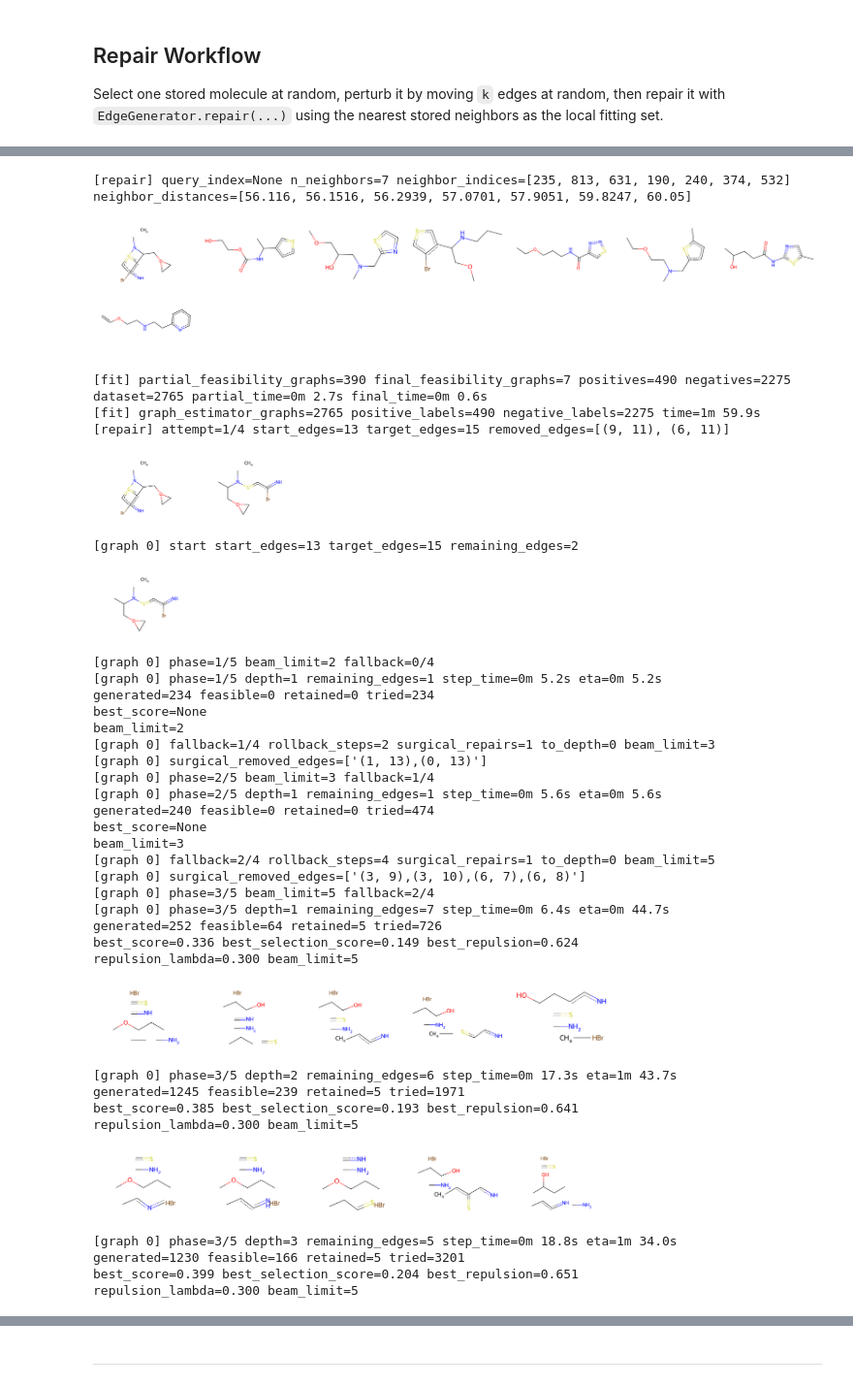
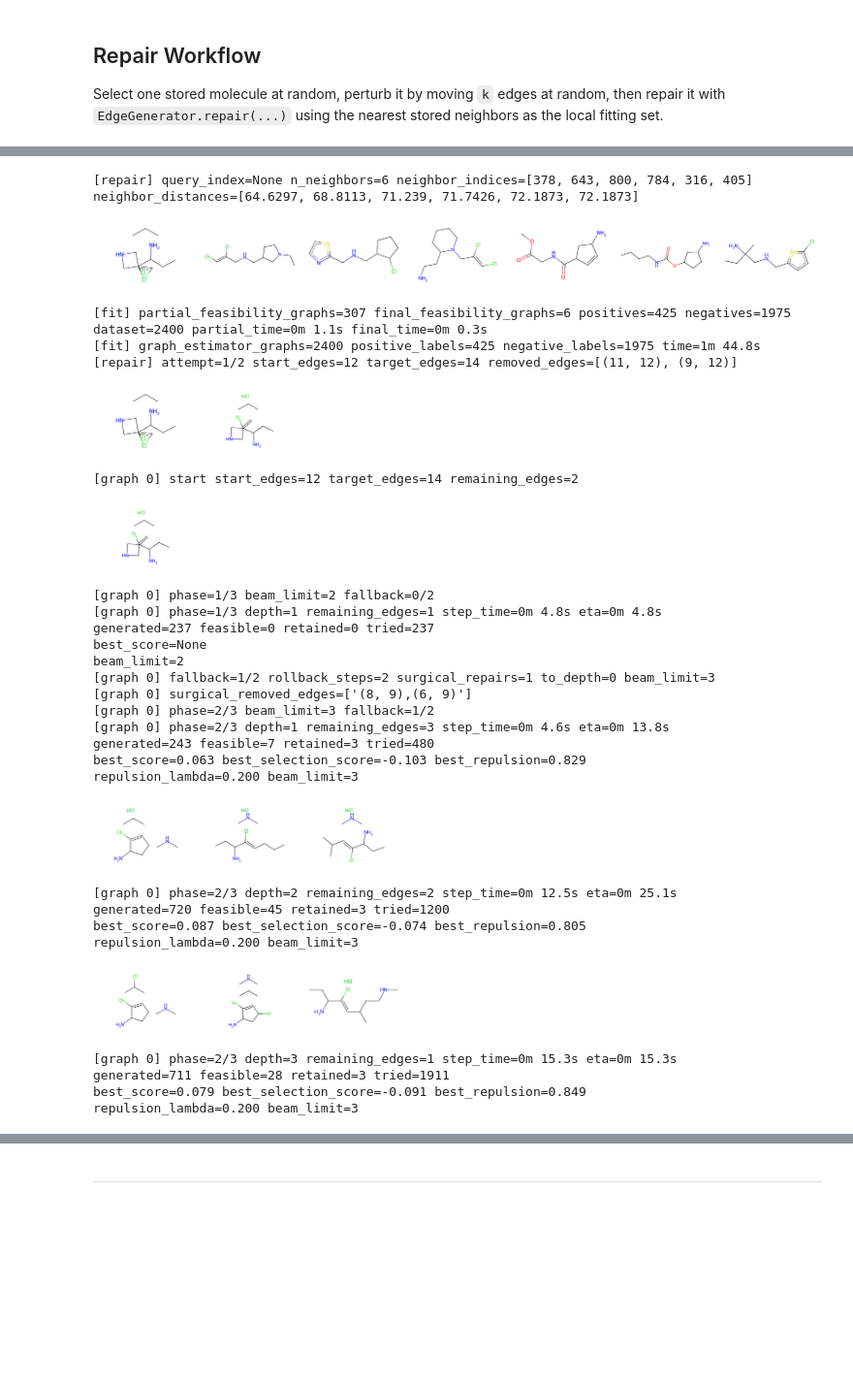
Before and after one commit to fabriziocosta/abstractgraph-generative, a Jupyter notebook: notebooks/examples/example_edge_generator_repair.ipynb, the cells around one changed output, grey strips where cells are left out. Shown at 97% size. Cells and saved outputs as stored; diff of their text form; code cells hidden in the pictures; blank space fills up the shorter version.

```diff
--- a/notebooks/examples/example_edge_generator_repair.ipynb
+++ b/notebooks/examples/example_edge_generator_repair.ipynb
@@ -151,7 +151,7 @@ generator = EdgeGenerator(
     n_negative_per_positive=5,
     n_replicates=5,
     beam_size=2,
-    max_restarts=4,
+    max_restarts=2,
     fit_n_jobs=-1,
     fit_backend="loky",
     verbose=True,
@@ -213,57 +213,53 @@ perturbed_edges = 15
 # %%
 %%time
+n_neighbors = 6
 repair_path = generator.repair(
     perturbed_graph,
-    n_neighbors=7,
+    n_neighbors=n_neighbors,
     target=repair_target,
     target_lambda=0.5,
     return_path=True,
     draw_graphs_fn=lambda graphs, **kwargs: display_graphs(graphs, n_graphs_per_line=7, **kwargs),
 )
 
 print(f"repair_path_length = {len(repair_path)}")
 if len(repair_path) > 0:
     print(f"final_n_edges = {repair_path[-1].number_of_edges()}")
     display_graphs(repair_path, n_graphs_per_line=7)
     print('Original and perturbed graphs:')
     display_graphs([graph, perturbed_graph], n_graphs_per_line=2)
     print('Repaired graph:')
     display_graphs([repair_path[-1]], n_graphs_per_line=1)
+    print('Repair training set:')
+    display_graphs(generator.last_repair_training_graphs_, n_graphs_per_line=7)
 # %% [output]
-[repair] query_index=None n_neighbors=7 neighbor_indices=[235, 813, 631, 190, 240, 374, 532] neighbor_distances=[56.116, 56.1516, 56.2939, 57.0701, 57.9051, 59.8247, 60.05]
+[repair] query_index=None n_neighbors=6 neighbor_indices=[378, 643, 800, 784, 316, 405] neighbor_distances=[64.6297, 68.8113, 71.239, 71.7426, 72.1873, 72.1873]
-[figure, old version]
+[figure, new version]
-[fit] partial_feasibility_graphs=390 final_feasibility_graphs=7 positives=490 negatives=2275 dataset=2765 partial_time=0m 2.7s final_time=0m 0.6s
-[fit] graph_estimator_graphs=2765 positive_labels=490 negative_labels=2275 time=1m 59.9s
-[repair] attempt=1/4 start_edges=13 target_edges=15 removed_edges=[(9, 11), (6, 11)]
+[fit] partial_feasibility_graphs=307 final_feasibility_graphs=6 positives=425 negatives=1975 dataset=2400 partial_time=0m 1.1s final_time=0m 0.3s
+[fit] graph_estimator_graphs=2400 positive_labels=425 negative_labels=1975 time=1m 44.8s
+[repair] attempt=1/2 start_edges=12 target_edges=14 removed_edges=[(11, 12), (9, 12)]
-[figure, old version]
+[figure, new version]
-[graph 0] start start_edges=13 target_edges=15 remaining_edges=2
+[graph 0] start start_edges=12 target_edges=14 remaining_edges=2
-[figure, old version]
+[figure, new version]
-[graph 0] phase=1/5 beam_limit=2 fallback=0/4
-[graph 0] phase=1/5 depth=1 remaining_edges=1 step_time=0m 5.2s eta=0m 5.2s
-generated=234 feasible=0 retained=0 tried=234
+[graph 0] phase=1/3 beam_limit=2 fallback=0/2
+[graph 0] phase=1/3 depth=1 remaining_edges=1 step_time=0m 4.8s eta=0m 4.8s
+generated=237 feasible=0 retained=0 tried=237
 best_score=None
 beam_limit=2
-[graph 0] fallback=1/4 rollback_steps=2 surgical_repairs=1 to_depth=0 beam_limit=3
-[graph 0] surgical_removed_edges=['(1, 13),(0, 13)']
-[graph 0] phase=2/5 beam_limit=3 fallback=1/4
-[graph 0] phase=2/5 depth=1 remaining_edges=1 step_time=0m 5.6s eta=0m 5.6s
-generated=240 feasible=0 retained=0 tried=474
-best_score=None
-beam_limit=3
-[graph 0] fallback=2/4 rollback_steps=4 surgical_repairs=1 to_depth=0 beam_limit=5
-[graph 0] surgical_removed_edges=['(3, 9),(3, 10),(6, 7),(6, 8)']
-[graph 0] phase=3/5 beam_limit=5 fallback=2/4
-[graph 0] phase=3/5 depth=1 remaining_edges=7 step_time=0m 6.4s eta=0m 44.7s
-generated=252 feasible=64 retained=5 tried=726
-best_score=0.336 best_selection_score=0.149 best_repulsion=0.624
-repulsion_lambda=0.300 beam_limit=5
+[graph 0] fallback=1/2 rollback_steps=2 surgical_repairs=1 to_depth=0 beam_limit=3
+[graph 0] surgical_removed_edges=['(8, 9),(6, 9)']
+[graph 0] phase=2/3 beam_limit=3 fallback=1/2
+[graph 0] phase=2/3 depth=1 remaining_edges=3 step_time=0m 4.6s eta=0m 13.8s
+generated=243 feasible=7 retained=3 tried=480
+best_score=0.063 best_selection_score=-0.103 best_repulsion=0.829
+repulsion_lambda=0.200 beam_limit=3
-[figure, old version]
+[figure, new version]
-[graph 0] phase=3/5 depth=2 remaining_edges=6 step_time=0m 17.3s eta=1m 43.7s
-generated=1245 feasible=239 retained=5 tried=1971
-best_score=0.385 best_selection_score=0.193 best_repulsion=0.641
-repulsion_lambda=0.300 beam_limit=5
+[graph 0] phase=2/3 depth=2 remaining_edges=2 step_time=0m 12.5s eta=0m 25.1s
+generated=720 feasible=45 retained=3 tried=1200
+best_score=0.087 best_selection_score=-0.074 best_repulsion=0.805
+repulsion_lambda=0.200 beam_limit=3
-[figure, old version]
+[figure, new version]
-[graph 0] phase=3/5 depth=3 remaining_edges=5 step_time=0m 18.8s eta=1m 34.0s
-generated=1230 feasible=166 retained=5 tried=3201
-best_score=0.399 best_selection_score=0.204 best_repulsion=0.651
-repulsion_lambda=0.300 beam_limit=5
+[graph 0] phase=2/3 depth=3 remaining_edges=1 step_time=0m 15.3s eta=0m 15.3s
+generated=711 feasible=28 retained=3 tried=1911
+best_score=0.079 best_selection_score=-0.091 best_repulsion=0.849
+repulsion_lambda=0.200 beam_limit=3
```
Also changed, not shown: parts of 3 cells of this notebook, 2 other files.
